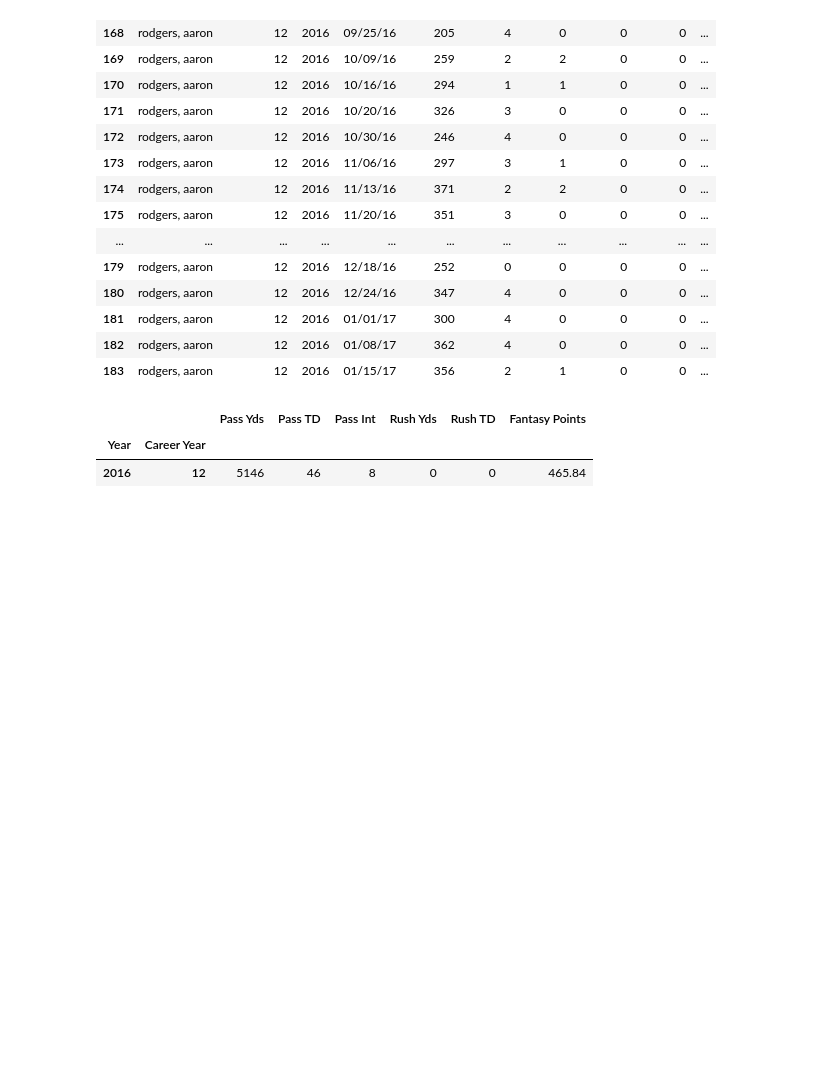
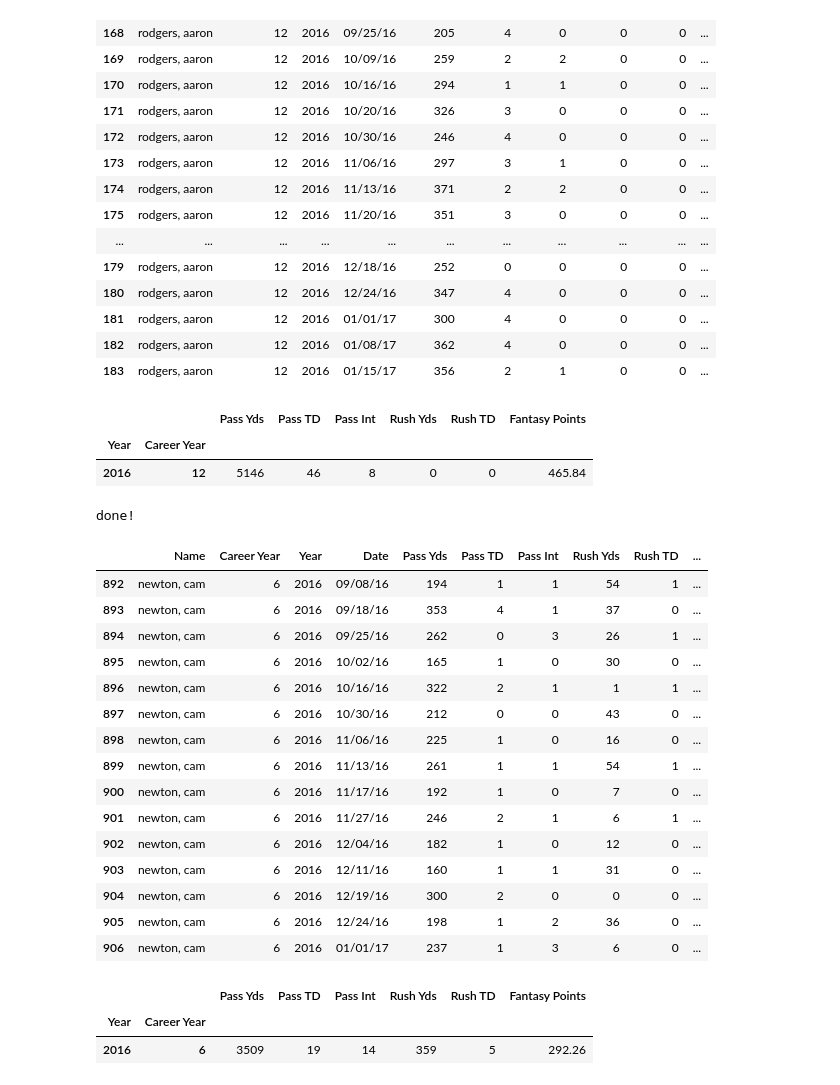
Before and after one commit to JohnPHogan/FantasyFootball, a Jupyter notebook: Analysis2.ipynb, the cells around one changed output. Saved outputs shown, nothing was run; the diff lists cells and outputs as text; code cells hidden in the pictures; blank space fills up the shorter version.

Commit message:
Added Newton

```diff
--- a/Analysis2.ipynb
+++ b/Analysis2.ipynb
@@ -89,3 +89,32 @@ rodgers_2016
 |  |  | Pass Yds | Pass TD | Pass Int | Rush Yds | Rush TD | Fantasy Points |
 | Year | Career Year |  |  |  |  |  |  |
 | 2016 | 12 | 5146 | 46 | 8 | 0 | 0 | 465.84 |
+# %%
+newton_2016 = qb_fantasy_2016.loc[qb_fantasy_2016['Name'] == 'newton, cam']
+print("done!")
+newton_2016
+# %% [output]
+done!
+|  | Name | Career Year | Year | Date | Pass Yds | Pass TD | Pass Int | Rush Yds | Rush TD | ... |
+| 892 | newton, cam | 6 | 2016 | 09/08/16 | 194 | 1 | 1 | 54 | 1 | ... |
+| 893 | newton, cam | 6 | 2016 | 09/18/16 | 353 | 4 | 1 | 37 | 0 | ... |
+| 894 | newton, cam | 6 | 2016 | 09/25/16 | 262 | 0 | 3 | 26 | 1 | ... |
+| 895 | newton, cam | 6 | 2016 | 10/02/16 | 165 | 1 | 0 | 30 | 0 | ... |
+| 896 | newton, cam | 6 | 2016 | 10/16/16 | 322 | 2 | 1 | 1 | 1 | ... |
+| 897 | newton, cam | 6 | 2016 | 10/30/16 | 212 | 0 | 0 | 43 | 0 | ... |
+| 898 | newton, cam | 6 | 2016 | 11/06/16 | 225 | 1 | 0 | 16 | 0 | ... |
+| 899 | newton, cam | 6 | 2016 | 11/13/16 | 261 | 1 | 1 | 54 | 1 | ... |
+| 900 | newton, cam | 6 | 2016 | 11/17/16 | 192 | 1 | 0 | 7 | 0 | ... |
+| 901 | newton, cam | 6 | 2016 | 11/27/16 | 246 | 2 | 1 | 6 | 1 | ... |
+| 902 | newton, cam | 6 | 2016 | 12/04/16 | 182 | 1 | 0 | 12 | 0 | ... |
+| 903 | newton, cam | 6 | 2016 | 12/11/16 | 160 | 1 | 1 | 31 | 0 | ... |
+| 904 | newton, cam | 6 | 2016 | 12/19/16 | 300 | 2 | 0 | 0 | 0 | ... |
+| 905 | newton, cam | 6 | 2016 | 12/24/16 | 198 | 1 | 2 | 36 | 0 | ... |
+| 906 | newton, cam | 6 | 2016 | 01/01/17 | 237 | 1 | 3 | 6 | 0 | ... |
+# %%
+newton_2016 = newton_2016.groupby(['Year', 'Career Year']).sum()
+newton_2016
+# %% [output]
+|  |  | Pass Yds | Pass TD | Pass Int | Rush Yds | Rush TD | Fantasy Points |
+| Year | Career Year |  |  |  |  |  |  |
+| 2016 | 6 | 3509 | 19 | 14 | 359 | 5 | 292.26 |
```
Also changed, not shown: 1 other file.
